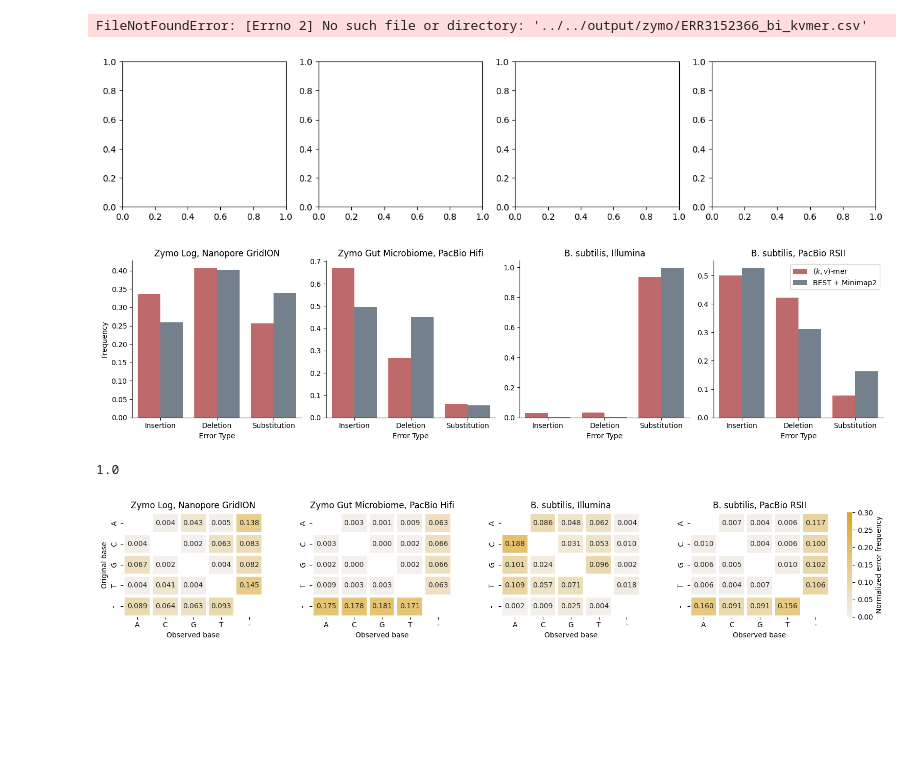
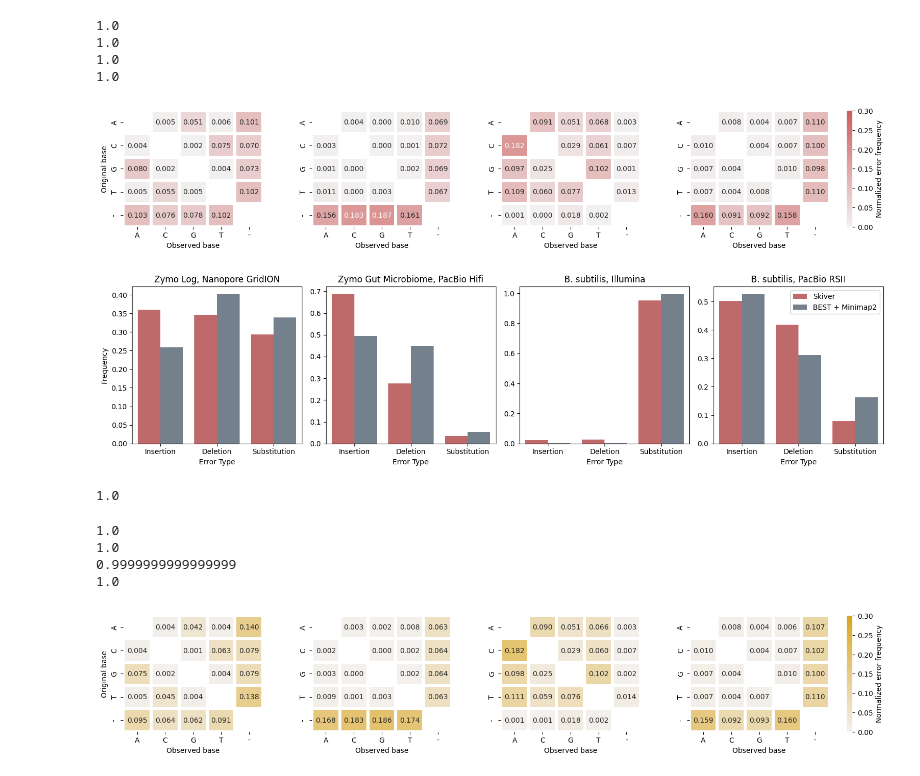
Before and after one commit to GZHoffie/skiver-test, a Jupyter notebook: experiments/error_spectrum/plot_results.ipynb, the cells around one changed output. Drawn from its saved outputs; the diff is of its cells as text; code cells hidden in the pictures; blank space fills up the shorter version.

Commit message:
Spectra

```diff
--- a/experiments/error_spectrum/plot_results.ipynb
+++ b/experiments/error_spectrum/plot_results.ipynb
@@ -34,13 +34,13 @@ print(spectrum_matrix.sum())
 def get_kvmer_error_type_spectrum(df):
     # insertion, deletion, substitution
     spectrum = {"Insertion": 0, "Deletion": 0, "Substitution": 0}
-    for col in df.columns:
-        if ">-" in col:
-            spectrum["Deletion"] += df[col].item()
-        elif "->" in col:
-            spectrum["Insertion"] += df[col].item()
-        elif ">" in col:
-            spectrum["Substitution"] += df[col].item()
+    for i in range(len(df)):
+        if ">-" in df.iloc[i]["operation"]:
+            spectrum["Deletion"] += df.iloc[i]["total"]
+        elif "->" in df.iloc[i]["operation"]:
+            spectrum["Insertion"] += df.iloc[i]["total"]
+        elif ">" in df.iloc[i]["operation"]:
+            spectrum["Substitution"] += df.iloc[i]["total"]
 
     return spectrum
 
@@ -96,7 +96,7 @@ method = []
 error_type = []
 frequency = []
 for et in kvmer_error_type_spectrum_normalized:
-    method.append("$(k,v)$-mer")
+    method.append("Skiver")
     error_type.append(et)
     frequency.append(kvmer_error_type_spectrum_normalized[et])
 
@@ -127,10 +127,10 @@ import matplotlib.pyplot as plt
 import pandas as pd
 
 kvmer_spectra = [
-    "../../output/zymo/skiver/ERR3152366_bi_kvmer.csv",
-    "../../output/zymo/SRR13128014_bi_kvmer.csv",
-    "../../output/zymo/ERR2935851_bi_kvmer.csv",
-    "../../output/zymo/SRR7498042_bi_kvmer.csv",
+    "../../output/zymo/skiver/ERR3152366.summary_error_spectrum.csv",
+    "../../output/zymo/skiver/SRR13128014.summary_error_spectrum.csv",
+    "../../output/zymo/skiver/ERR2935851.summary_error_spectrum.csv",
+    "../../output/zymo/skiver/SRR7498042.summary_error_spectrum.csv",
 ]
 
 labels = [
@@ -159,8 +159,8 @@ for i in range(len(kvmer_spectra)):
                 for next_base in bases:
                     if from_base == to_base:
                         continue
-                    key = f"{prev_base}[{from_base}>{to_base}]{next_base}"
-                    spectrum_matrix[cols.index(from_base), cols.index(to_base)] += spectrum_df[key].item()
+                    key = f"{from_base}>{to_base}"
+                    spectrum_matrix[cols.index(from_base), cols.index(to_base)] += spectrum_df[spectrum_df["operation"] == key]["total"].sum()
 
     # Normalize
     spectrum_matrix /= spectrum_matrix.sum()
@@ -171,36 +171,39 @@ for i in range(len(kvmer_spectra)):
     mask_matrix = np.eye(5, dtype=bool)
     sns.heatmap(spectrum_matrix, annot=True, fmt=".3f",
                 xticklabels=cols, yticklabels=cols,
                 vmin=0, vmax=0.3,
                 cbar=False, mask=mask_matrix,
                 linewidths=3, linecolor='white',
                 cmap=cmap, ax=ax)
     #ax.set_title(labels[i])
     if i == 0:
         ax.set_ylabel("Original base")
     ax.set_xlabel("Observed base")
 plt.tight_layout()
 
 
 norm = mpl.colors.Normalize(vmin=vmin, vmax=vmax)
 sm = mpl.cm.ScalarMappable(norm=norm, cmap=cmap)
 sm.set_array([])
 
 cbar = fig.colorbar(
     sm,
     ax=axes,
     orientation="vertical",
     fraction=0.04,   # width of colorbar
     pad=0.02         # gap between plots and colorbar
 )
 cbar.set_label("Normalized error frequency")
 cbar.outline.set_visible(False)
 #cbar.set_label("Normalized mutation frequency")# Adjust layout to make space for the color bar
 plt.subplots_adjust(wspace=0.35, right=0.93)
-plt.savefig("../../figures/real_data_sbs_spectra.svg")
+plt.savefig("../../figures/real_data_sbs_spectra.pdf")
 # %% [output]
-FileNotFoundError: [Errno 2] No such file or directory: '../../output/zymo/ERR3152366_bi_kvmer.csv'
+1.0
+1.0
+1.0
+1.0
-[figure, old version]
+[figure, new version]
 # %%
 minimap2_results = [
     "../../output/zymo/ERR3152366.summary_identity_stats.csv",
@@ -234,7 +237,7 @@ for i in range(len(kvmer_spectra)):
         minimap_error_type_spectrum_normalized[et] = minimap_error_type_spectrum[et] / total_minimap_errors
 
     for et in kvmer_error_type_spectrum_normalized:
-        method.append("$(k,v)$-mer")
+        method.append("Skiver")
         error_type.append(et)
         frequency.append(kvmer_error_type_spectrum_normalized[et])
         dataset.append(labels[i])
@@ -270,19 +273,22 @@ for i in range(len(labels)):
 plt.tight_layout()
 plt.savefig("../../figures/spectra_vs_minimap.pdf")
 # %% [output]
-[figure, old version]
+[figure, new version]
 # %%
 spectrum_matrix.sum()
 # %% [output]
 1.0
 # %%
 import matplotlib as mpl
+import seaborn as sns
+import matplotlib.pyplot as plt
+import pandas as pd
 
 kvmer_spectra = [
-    "../../output/zymo/ERR3152366_bi_kvmer_ref.csv",
-    "../../output/zymo/SRR13128014_bi_kvmer_ref.csv",
-    "../../output/zymo/ERR2935851_bi_kvmer_ref.csv",
-    "../../output/zymo/SRR7498042_bi_kvmer_ref.csv",
+    "../../output/zymo/skiver/ERR3152366_ref.summary_error_spectrum.csv",
+    "../../output/zymo/skiver/SRR13128014_ref.summary_error_spectrum.csv",
+    "../../output/zymo/skiver/ERR2935851_ref.summary_error_spectrum.csv",
+    "../../output/zymo/skiver/SRR7498042_ref.summary_error_spectrum.csv",
 ]
 
 labels = [
@@ -311,11 +317,12 @@ for i in range(len(kvmer_spectra)):
                 for next_base in bases:
                     if from_base == to_base:
                         continue
-                    key = f"{prev_base}[{from_base}>{to_base}]{next_base}"
-                    spectrum_matrix[cols.index(from_base), cols.index(to_base)] += spectrum_df[key].item()
+                    key = f"{from_base}>{to_base}"
+                    spectrum_matrix[cols.index(from_base), cols.index(to_base)] += spectrum_df[spectrum_df["operation"] == key]["total"].sum()
 
     # Normalize
     spectrum_matrix /= spectrum_matrix.sum()
+    print(spectrum_matrix.sum())
 
     # Plot the headmap
     ax = axes[i]
@@ -326,7 +333,7 @@ for i in range(len(kvmer_spectra)):
                 cbar=False, mask=mask_matrix,
                 linewidths=3, linecolor='white',
                 cmap=cmap, ax=ax)
-    ax.set_title(labels[i])
+    #ax.set_title(labels[i])
     if i == 0:
         ax.set_ylabel("Original base")
     ax.set_xlabel("Observed base")
@@ -350,6 +357,10 @@ cbar.outline.set_visible(False)
 plt.subplots_adjust(wspace=0.35, right=0.93)
 plt.savefig("../../figures/real_data_sbs_spectra_ref.pdf")
 # %% [output]
+1.0
+1.0
+0.9999999999999999
+1.0
-[figure, old version]
+[figure, new version]
 # %%
 import matplotlib as mpl
```
Also changed, not shown: parts of 4 cells of this notebook, 10 other files.
